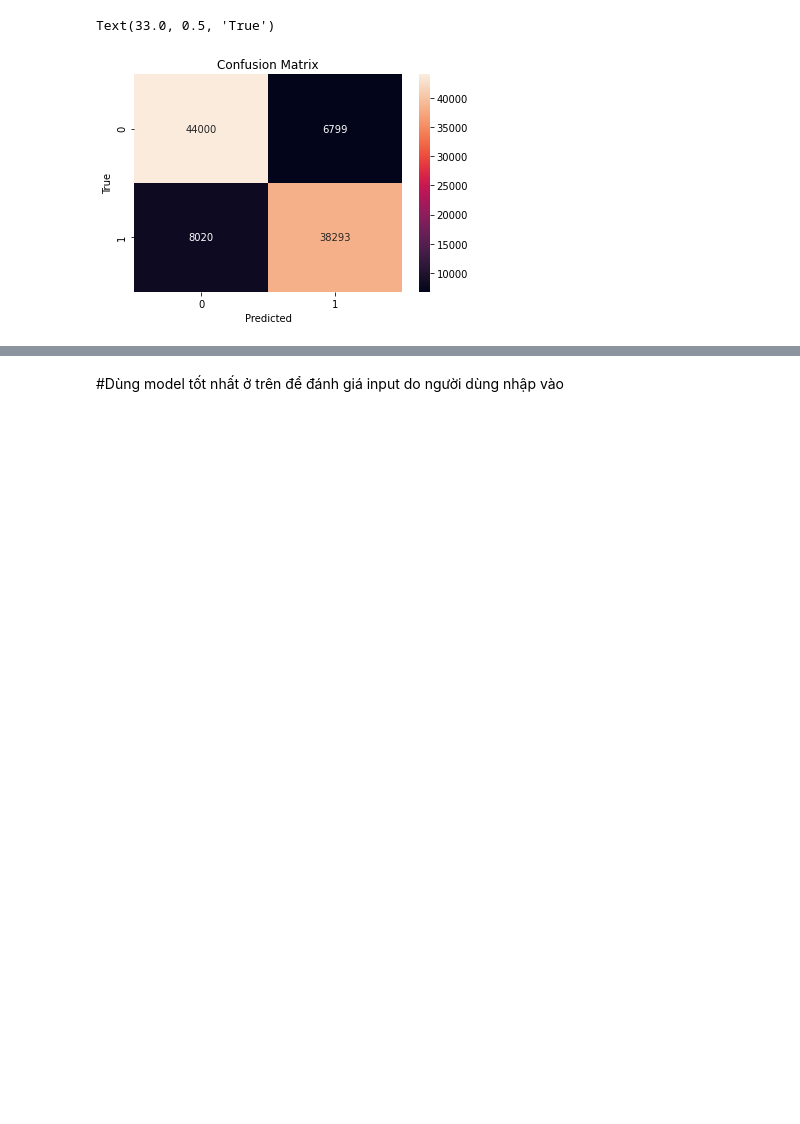
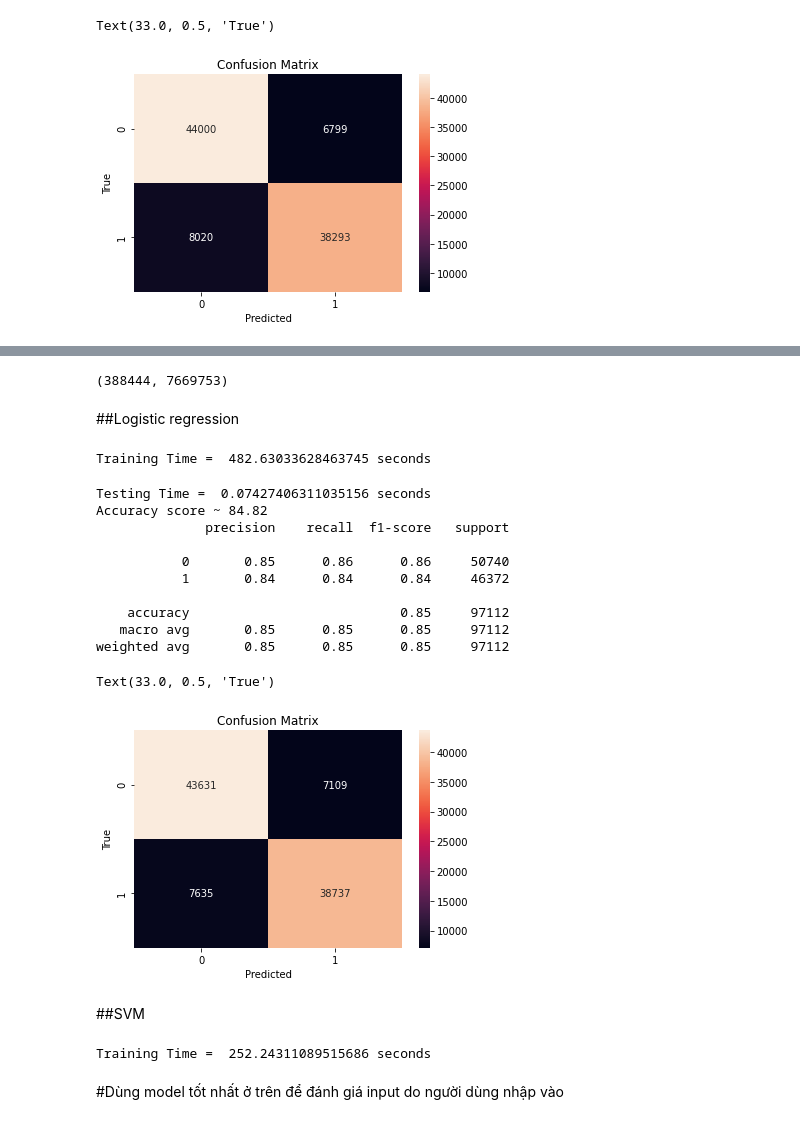
Before and after one commit to dxmai/CS114.L21.KHCL, a Jupyter notebook: FinalProject/FakeNewsDetection_FinalModel.ipynb, the cells around one changed output, grey strips where cells are left out. Cells and saved outputs as stored; diff of their text form; code cells hidden in the pictures; blank space fills up the shorter version.

```diff
--- a/FinalProject/FakeNewsDetection_FinalModel.ipynb
+++ b/FinalProject/FakeNewsDetection_FinalModel.ipynb
@@ -672,0 +618,56 @@ Text(33.0, 0.5, 'True')
+# %%
+#Dùng bigram
+vectorizer_bigram = CountVectorizer(analyzer='word', ngram_range=(2, 2))
+train_data_bigram = vectorizer_bigram.fit_transform(train['text'])
+# %%
+train_data_bigram.shape
+# %% [output]
+(388444, 7669753)
+# %%
+test_data_bigram = vectorizer_bigram.transform(test['text'])
+# %% [markdown]
+##Logistic regression
+# %%
+startTrain = time.time()
+logR_clf_bigram = LogisticRegression(max_iter = 10000)
+logR_clf_bigram.fit(train_data_bigram, train['is_fake'])
+endTrain = time.time()
+print("Training Time = ", endTrain - startTrain, "seconds")
+# %% [output]
+Training Time =  482.63033628463745 seconds
+# %%
+startTest = time.time()
+predicted_logR_bigram = logR_clf_bigram.predict(test_data_bigram)
+endTest = time.time()
+print("Testing Time = ", endTest - startTest, "seconds")
+score = accuracy_score(test['is_fake'], predicted_logR_bigram)
+print("Accuracy score ~", round(score * 100, 2))
+print(classification_report(test['is_fake'], predicted_logR_bigram))
+matrix = confusion_matrix(test['is_fake'], predicted_logR_bigram)
+sb.heatmap(matrix, annot=True, fmt="d")
+plt.title('Confusion Matrix')
+plt.xlabel('Predicted')
+plt.ylabel('True')
+# %% [output]
+Testing Time =  0.07427406311035156 seconds
+Accuracy score ~ 84.82
+              precision    recall  f1-score   support
+
+           0       0.85      0.86      0.86     50740
+           1       0.84      0.84      0.84     46372
+
+    accuracy                           0.85     97112
+   macro avg       0.85      0.85      0.85     97112
+weighted avg       0.85      0.85      0.85     97112
+Text(33.0, 0.5, 'True')
+[figure, added]
+# %% [markdown]
+##SVM
+# %%
+startTrain = time.time()
+svm_clf_bigram = svm.LinearSVC(max_iter=10000)
+svm_clf_bigram.fit(train_data_bigram, train['is_fake'])
+endTrain = time.time()
+print("Training Time = ", endTrain - startTrain, "seconds")
+# %% [output]
+Training Time =  252.24311089515686 seconds
```
Also changed, not shown: parts of 36 cells of this notebook.
